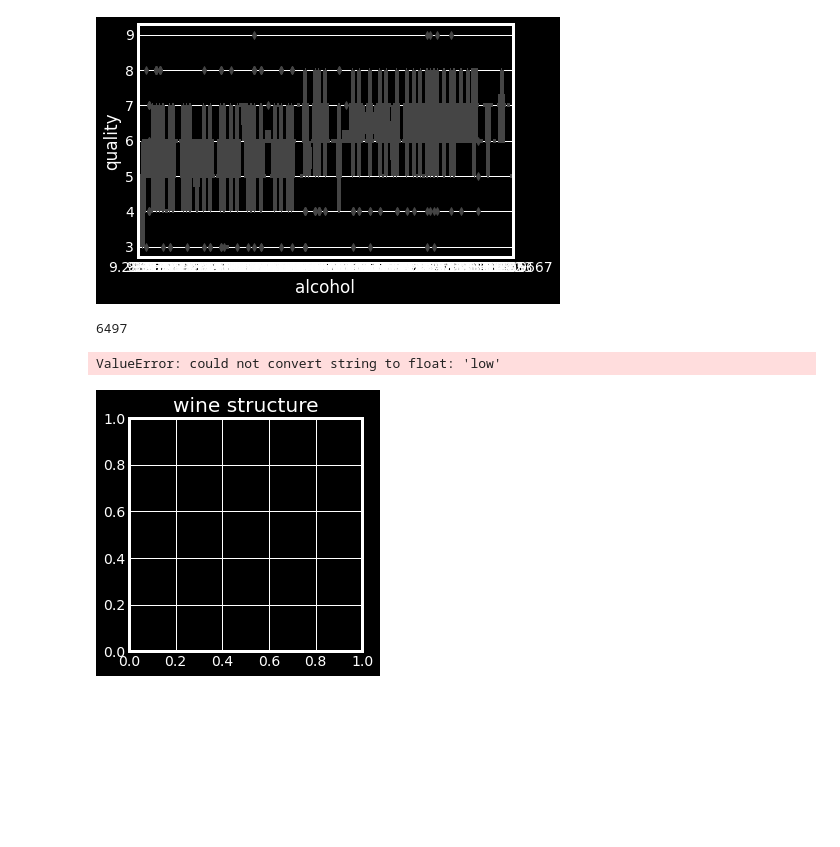
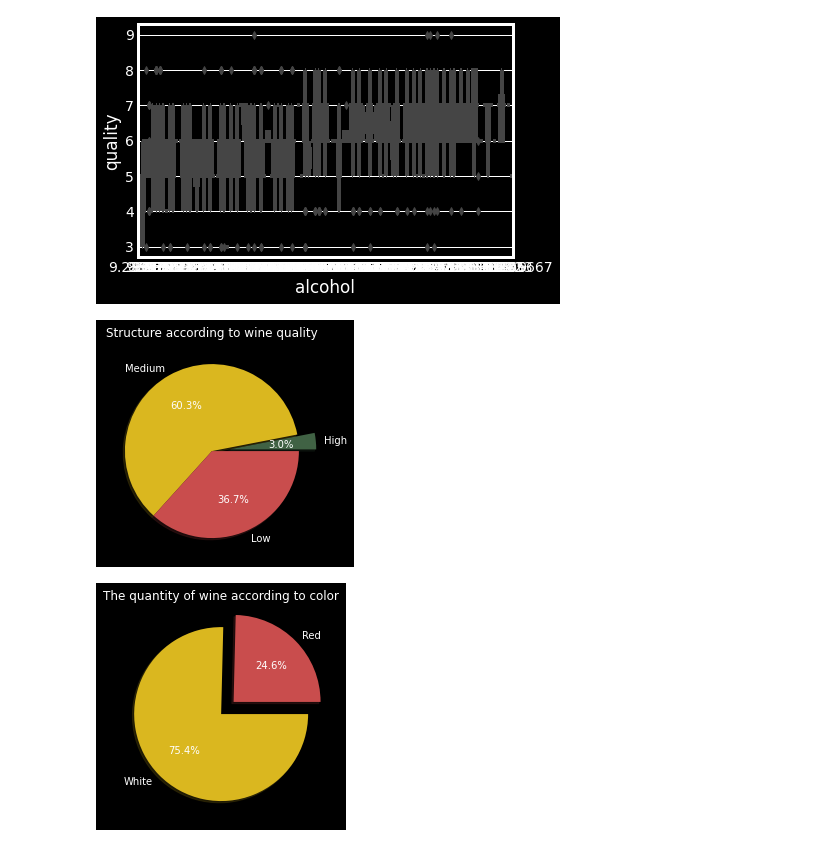
Before and after one commit to YanaOrf/BlueBerryWinery, a Jupyter notebook: BlueBerryWinery.ipynb, the cells around one changed output. Saved outputs shown, nothing was run; the diff lists cells and outputs as text; code cells hidden in the pictures; blank space fills up the shorter version.

```diff
--- a/BlueBerryWinery.ipynb
+++ b/BlueBerryWinery.ipynb
@@ -231,19 +266,45 @@ sns.boxplot(data=wines,x="alcohol",y="quality",)
 # %% [output]
 <AxesSubplot:xlabel='alcohol', ylabel='quality'>
 [figure]
-# %%
-wines["wine_color"].count()
-# %% [output]
-6497
-# %%
-plt.title("wine structure")
-#plt.style.use("dark_background")
-slices=wines["quality_label"]
-#labels=wines["quality_label"]
-plt.pie(slices)
-plt.tight_layout()
-
-plt.show()
-# %% [output]
-ValueError: could not convert string to float: 'low'
-[figure, removed]
+# %%
+# Pie chart "The structure according to wine quality"
+
+plt.title("Structure according to wine quality")
+plt.style.use("dark_background")
+total_labels=wines["quality_label"].value_counts()["high"]+wines["quality_label"].value_counts()["medium"]+wines["quality_label"].value_counts()["low"]
+slices=[wines["quality_label"].value_counts()["high"]/total_labels,wines["quality_label"].value_counts()["medium"]/total_labels,wines["quality_label"].value_counts()["low"]/total_labels]
+colors=["#406244","#dab71f","#c94d4d"]
+mylabels=["High","Medium","Low"]
+explode=(0.2,0,0)
+plt.pie(slices,labels=mylabels,colors=colors, explode=explode,autopct="%1.1f%%",shadow=True)
+
+
+plt.show()
+
+#muted colors
+#Green #406244
+#Yellow #dab71f
+#Red #c94d4d
+# %% [output]
+[figure, added]
+# %%
+# Pie chart "The quantity of the wine according to color"
+
+plt.title("The quantity of wine according to color")
+plt.style.use("dark_background")
+total_wine_color=wines["wine_color"].value_counts()["red"]+wines["wine_color"].value_counts()["white"]
+slices=[wines["wine_color"].value_counts()["red"]/total_wine_color,wines["wine_color"].value_counts()["white"]/total_wine_color]
+colors=["#c94d4d","#dab71f"]
+labels=["Red","White"]
+explode=(0.2,0,)
+plt.pie(slices,labels=labels,colors=colors, explode=explode,autopct="%1.1f%%",shadow=True)
+
+
+plt.show()
+
+#muted colors
+
+#Yellow #dab71f
+#Red #c94d4d
+# %% [output]
+[figure, added]
```
Also changed, not shown: parts of 9 cells of this notebook.
